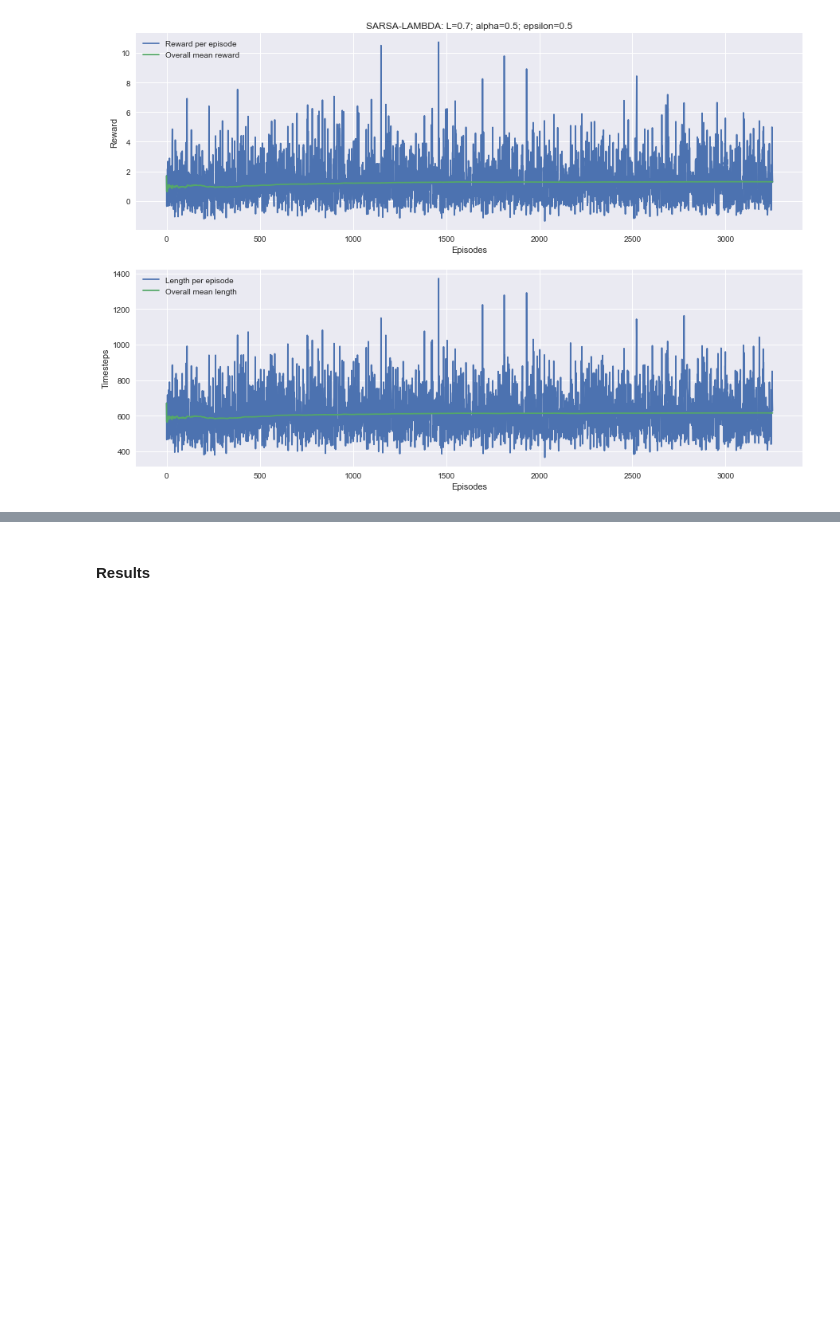
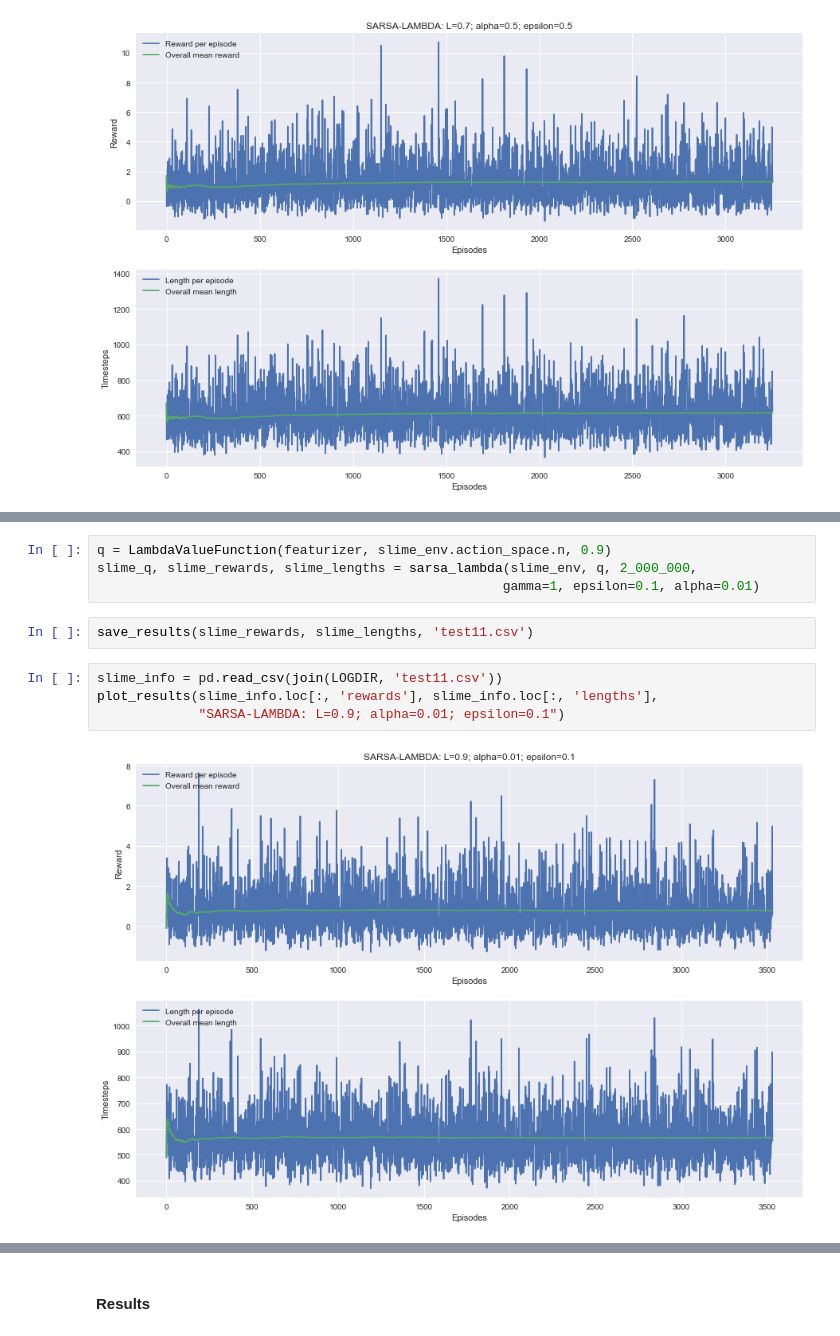
Before and after one commit to andreszpt/rl-slimevolley, a Jupyter notebook: src/classic_algorithms.ipynb, the cells around one changed output, grey strips where cells are left out. Drawn from its saved outputs; the diff is of its cells as text; blank space fills up the shorter version.

```diff
--- a/src/classic_algorithms.ipynb
+++ b/src/classic_algorithms.ipynb
@@ -229,0 +242,12 @@ plot_results(slime_info.loc[:, 'rewards'], slime_info.loc[:, 'lengths'],
+# %%
+q = LambdaValueFunction(featurizer, slime_env.action_space.n, 0.9)
+slime_q, slime_rewards, slime_lengths = sarsa_lambda(slime_env, q, 2_000_000,
+                                                    gamma=1, epsilon=0.1, alpha=0.01)
+# %%
+save_results(slime_rewards, slime_lengths, 'test11.csv')
+# %%
+slime_info = pd.read_csv(join(LOGDIR, 'test11.csv'))
+plot_results(slime_info.loc[:, 'rewards'], slime_info.loc[:, 'lengths'],
+             "SARSA-LAMBDA: L=0.9; alpha=0.01; epsilon=0.1")
+# %% [output]
+[figure, added]
```
Also changed, not shown: parts of 12 cells of this notebook, 6 other files.
